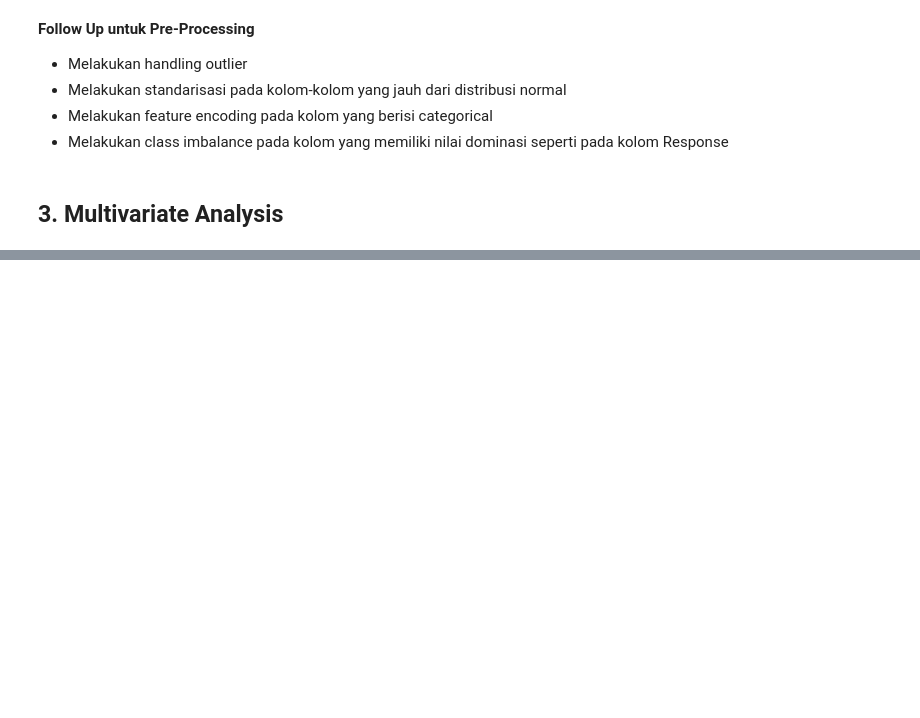
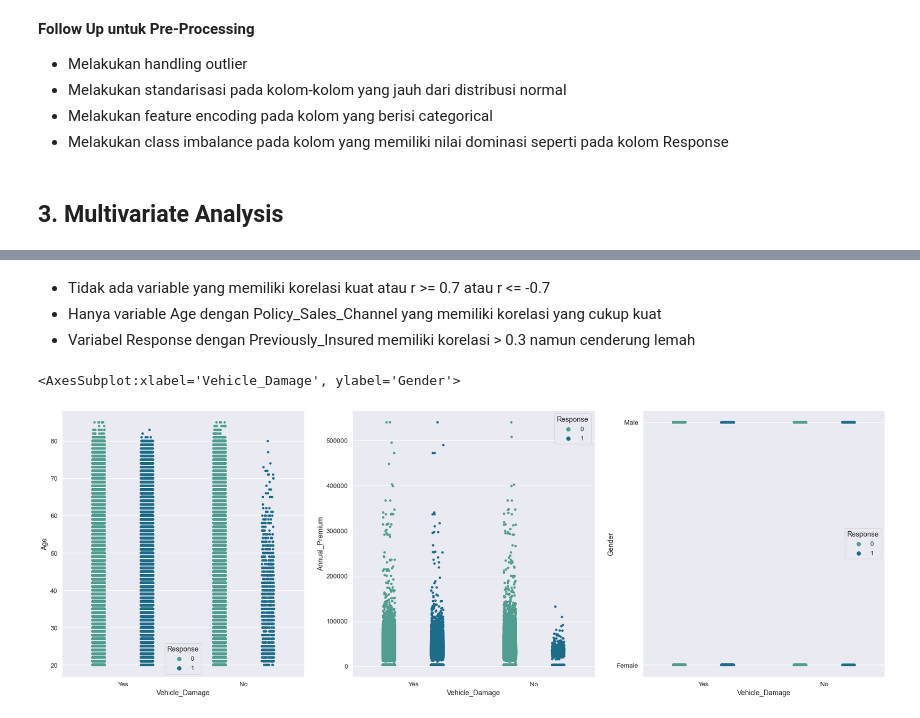
Before and after one commit to anggitask/Hello_Sigma, a Jupyter notebook: FinPro Sigma EDA.ipynb, the cells around one changed output, grey strips where cells are left out. Saved outputs shown, nothing was run; the diff lists cells and outputs as text; code cells hidden in the pictures; blank space fills up the shorter version.

Commit message:
Memodifikasi beberapa variabel yang harusnya masuk data kategorik dan add multivariate analysis by Friska

```diff
--- a/FinPro Sigma EDA.ipynb
+++ b/FinPro Sigma EDA.ipynb
@@ -209,0 +245,18 @@ for i in range(0, len(fitur)):
+# %% [markdown]
+- Tidak ada variable yang memiliki korelasi kuat atau r >= 0.7 atau r <= -0.7
+- Hanya variable Age dengan Policy_Sales_Channel yang memiliki korelasi yang cukup kuat
+- Variabel Response dengan Previously_Insured memiliki korelasi > 0.3 namun cenderung lemah
+# %%
+fig = plt.figure(figsize=(30,10))
+
+plt.subplot(1, 3, 1)
+sns.stripplot(data=df, x="Vehicle_Damage", y="Age", hue='Response',dodge=True, palette='crest')
+
+plt.subplot(1, 3, 2)
+sns.stripplot(data=df, x="Vehicle_Damage", y="Annual_Premium", hue='Response',dodge=True, palette='crest')
+
+plt.subplot(1, 3, 3)
+sns.stripplot(data=df, x="Vehicle_Damage", y="Gender", hue='Response',dodge=True, palette='crest')
+# %% [output]
+<AxesSubplot:xlabel='Vehicle_Damage', ylabel='Gender'>
+[figure, added]
```
Also changed, not shown: parts of 12 cells of this notebook.
